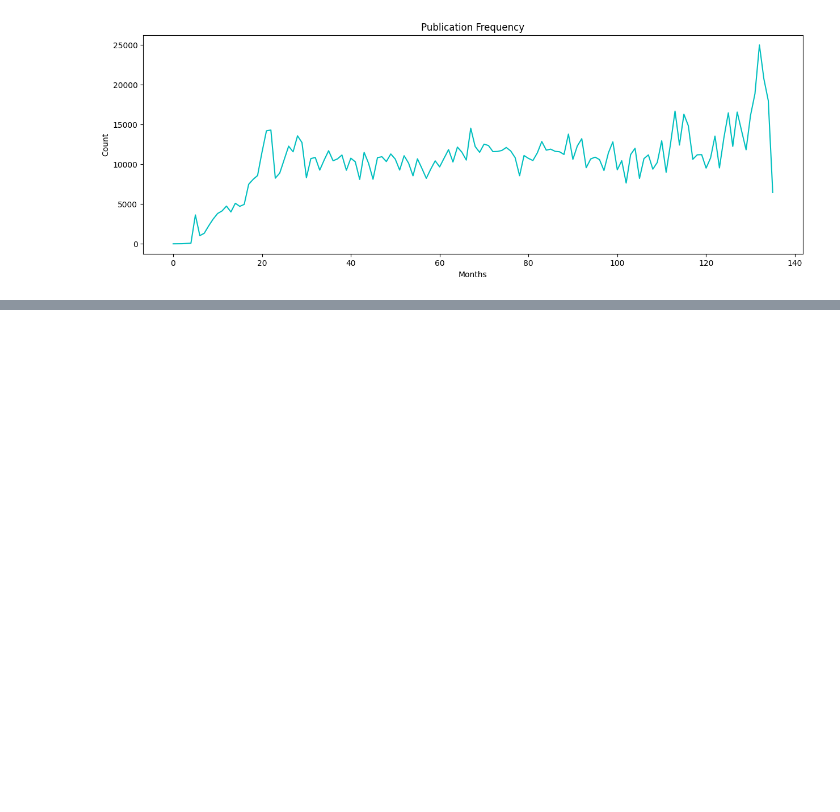
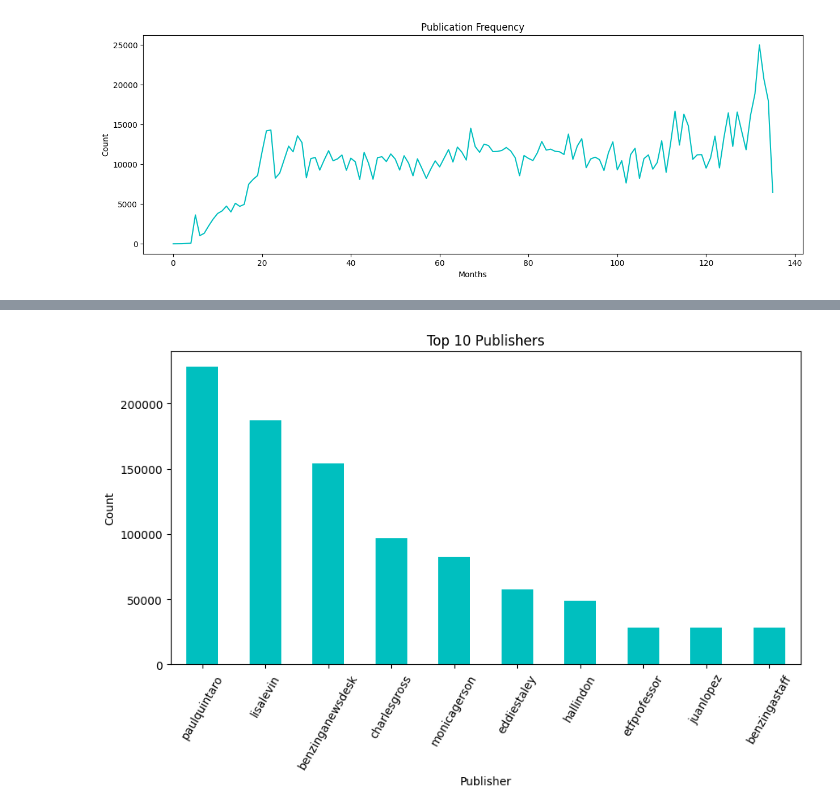
Before and after one commit to IamYunusAli/FNSPID, a Jupyter notebook: notebooks/analysis.ipynb, the cells around one changed output, grey strips where cells are left out. Saved outputs shown, nothing was run; the diff lists cells and outputs as text; code cells hidden in the pictures; blank space fills up the shorter version.

```diff
--- a/notebooks/analysis.ipynb
+++ b/notebooks/analysis.ipynb
@@ -119,0 +169,14 @@ plt.show()
+# %%
+#most contributing publishers
+data['publisher'] = data['publisher'].str.lower()
+publisher = data['publisher'].value_counts()
+
+plt.figure(figsize=(10,5))
+publisher.head(10).plot(kind='bar', color='c')
+plt.title('Top 10 Publishers')
+plt.xlabel('Publisher')
+plt.ylabel('Count')
+plt.xticks(rotation=60)
+plt.show()
+# %% [output]
+[figure, added]
```
Also changed, not shown: parts of 3 cells of this notebook.
